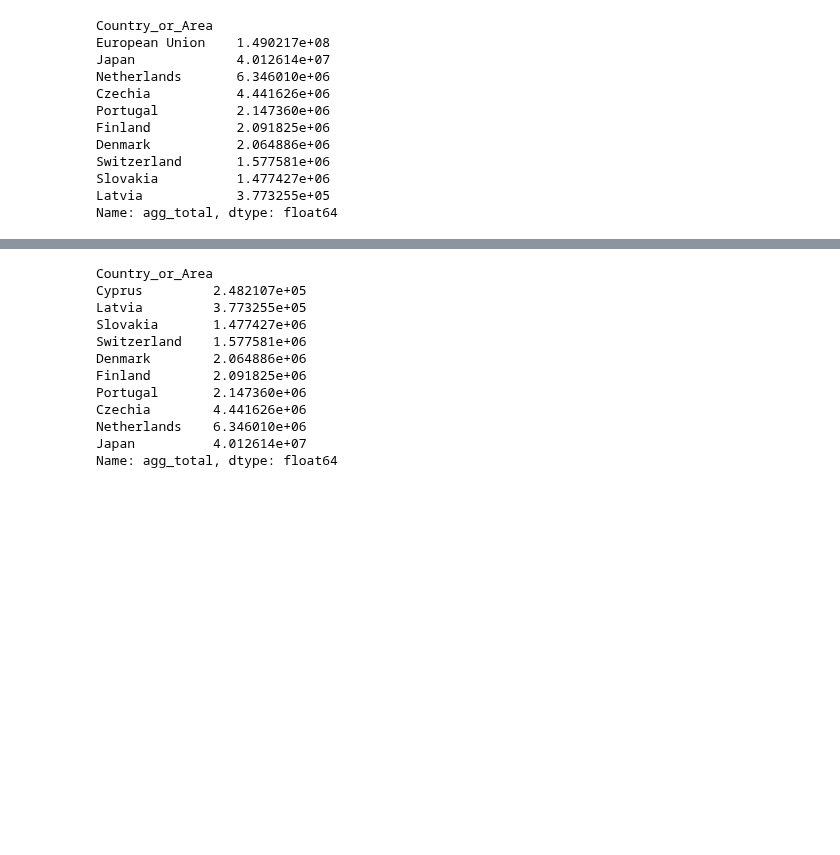
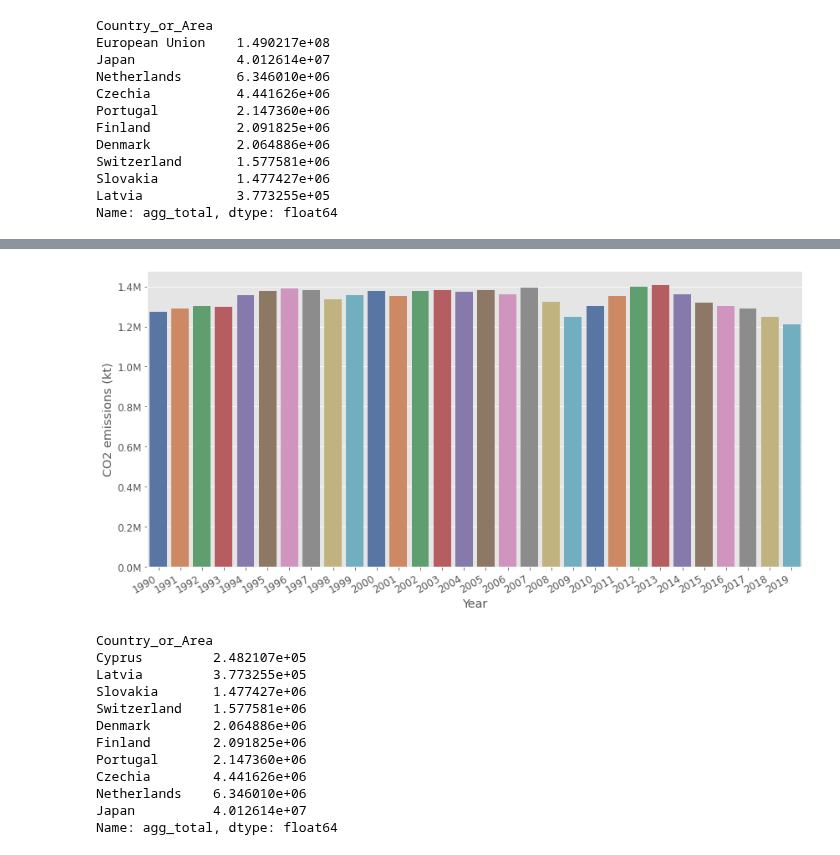
Before and after one commit to eldrigeampong/Data-Science, a Jupyter notebook: UN/Greenhouse Gas Inventory Database/proj1.ipynb, the cells around one changed output, grey strips where cells are left out. Saved outputs shown, nothing was run; the diff lists cells and outputs as text; code cells hidden in the pictures; blank space fills up the shorter version.

```diff
--- a/UN/Greenhouse Gas Inventory Database/proj1.ipynb
+++ b/UN/Greenhouse Gas Inventory Database/proj1.ipynb
@@ -198,0 +228,3 @@ ax.set(xlabel='CO2 emissions (kt)', ylabel='Country or Area', title='Greenhouse
+# %%
+jpn_df = country_area_grouped.get_group('Japan')
+jpn_df.head()
@@ -199,3 +238,19 @@ ax.set(xlabel='CO2 emissions (kt)', ylabel='Country or Area', title='Greenhouse
+# %%
+# initialize matplot figure
+fig1, ax1 = plt.subplots(figsize=(12, 6))
+fig1.autofmt_xdate()
+
+# plot bar chart
+sns.barplot(
+    x='Year', y='CO2 emissions (kt)',
+    palette='deep', ci=None,
+    data=jpn_df, ax=ax1
+)
+
+# set y-axis major formatter
+ax1.yaxis.set_major_formatter(formatter)
+# %% [output]
+[figure, added]
 # %%
 agg_emiss_stats['agg_total'].sort_values(ascending=True).head(10)          # top ten country or area with the lowest GHG's emissions
 # %% [output]
```
Also changed, not shown: parts of 6 cells of this notebook, 2 other files.
